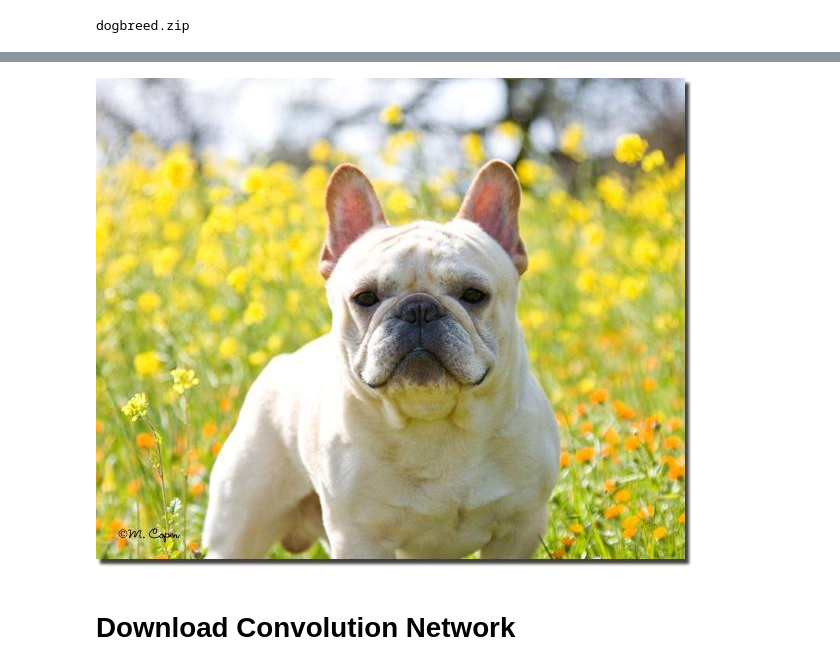
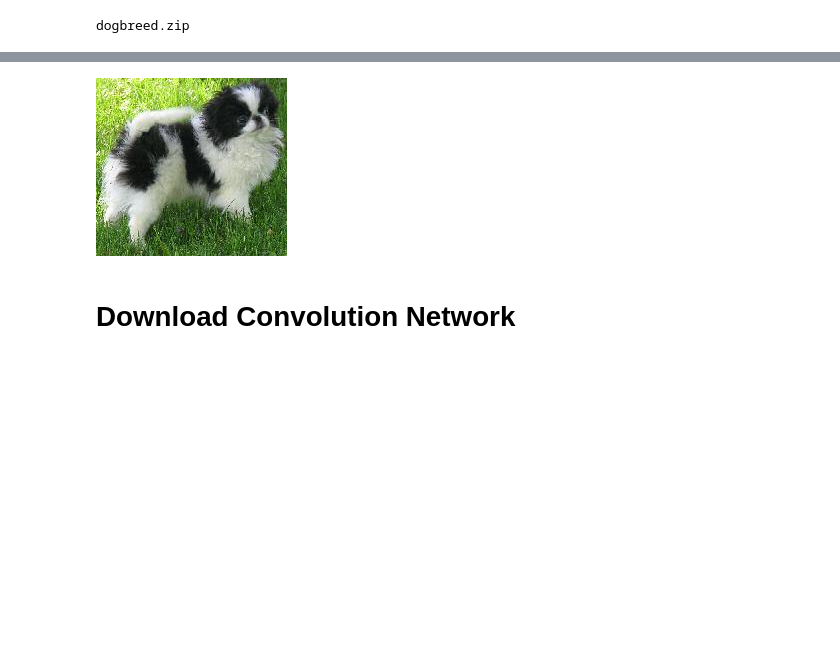
Before and after one commit to osvaldoxdjr/machine-learning-mo444-ic, a Jupyter notebook: Assingment #4/2018s1-mo444-assignment-04/dog_breeds.ipynb, the cells around one changed output, grey strips where cells are left out. Drawn from its saved outputs; the diff is of its cells as text; code cells hidden in the pictures; blank space fills up the shorter version.

```diff
--- a/Assingment #4/2018s1-mo444-assignment-04/dog_breeds.ipynb
+++ b/Assingment #4/2018s1-mo444-assignment-04/dog_breeds.ipynb
@@ -91,9 +85,9 @@ Archive:  dogbreed.zip
 # %%
 # Verifing one example of the dataset
 from IPython.display import Image
-Image('MO444_dogs/train/000a40dc09c24bbeb3ddfa8b4876ec03.jpg')
+Image('MO444_dogs/train/54/54_0000.jpg')
 # %% [output]
-[figure, old version]
+[figure, new version]
 # %% [markdown]
 # Download Convolution Network
 # %%
```
Also changed, not shown: parts of 15 cells of this notebook.
